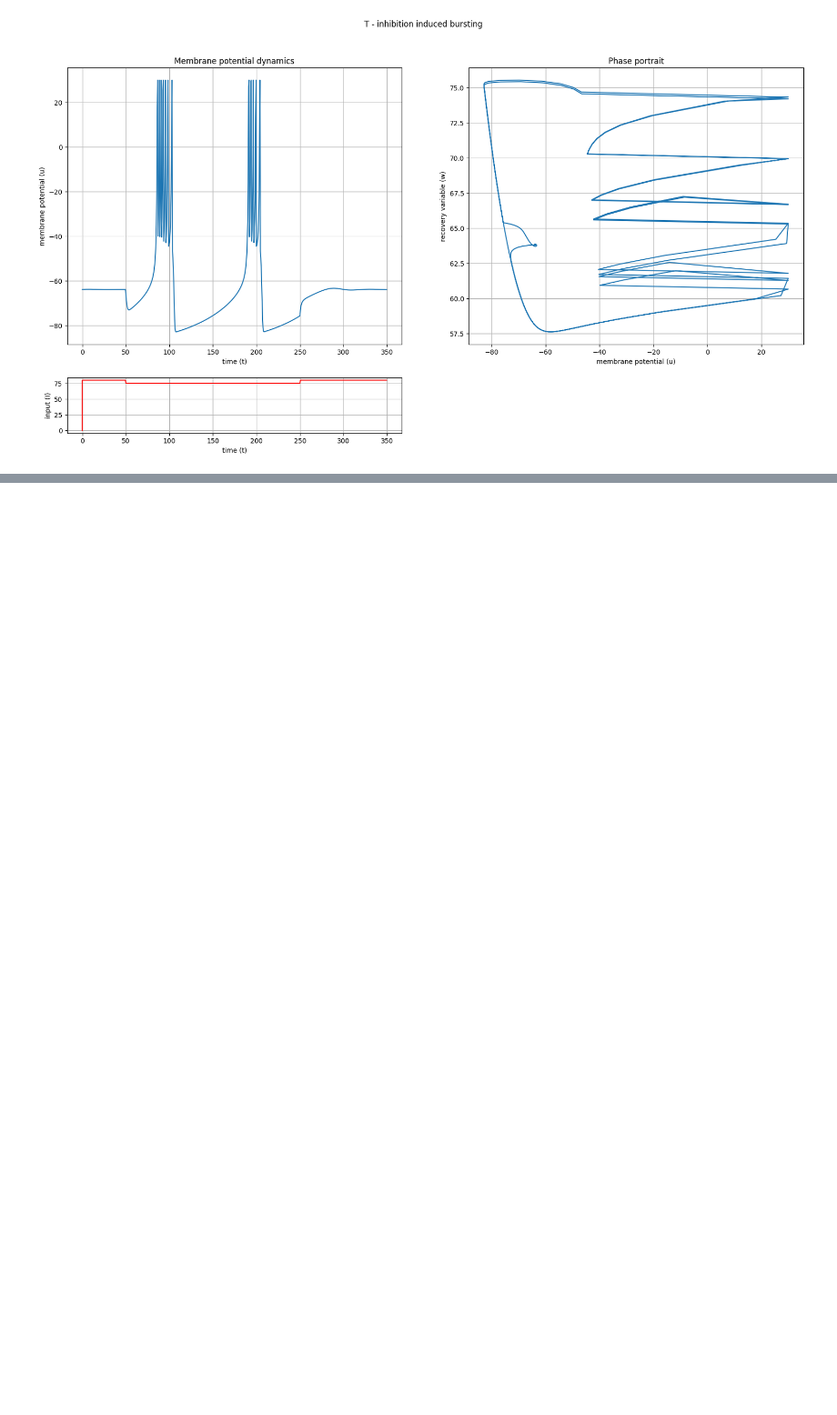
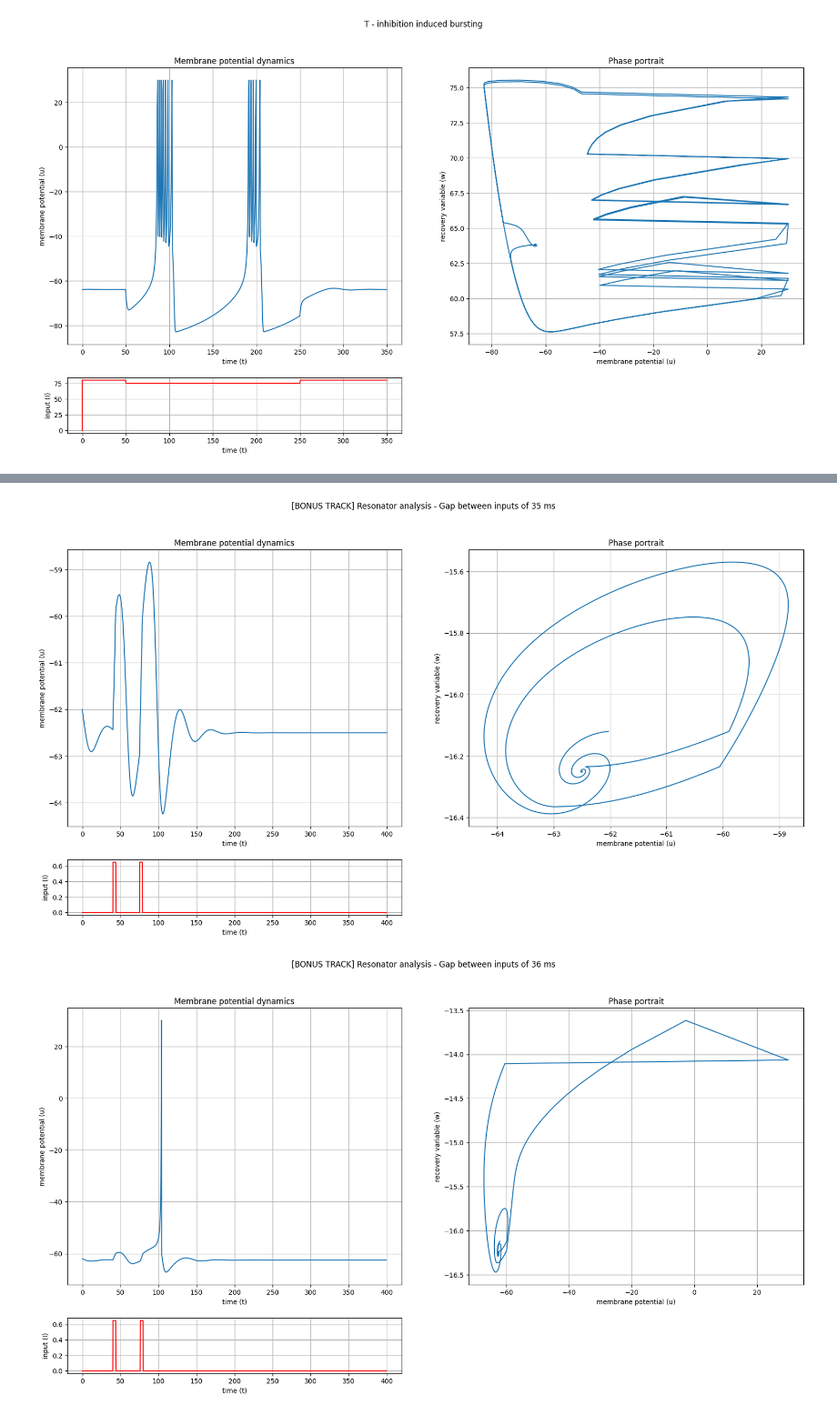
Before and after one commit to GeremiaPompei/cns_lab, a Jupyter notebook: LAB1/izhikevich_model_analysis.ipynb, the cells around one changed output, grey strips where cells are left out. Shown at 91% size. Drawn from its saved outputs; the diff is of its cells as text; code cells hidden in the pictures; blank space fills up the shorter version.

Commit message:
resonator analysis

```diff
--- a/LAB1/izhikevich_model_analysis.ipynb
+++ b/LAB1/izhikevich_model_analysis.ipynb
@@ -658,0 +665,29 @@ plot_simulation('T - inhibition induced bursting', result)
+# %%
+def simulate_resonator(gap):
+    t_max = 400
+    T1 = t_max / 10
+    T2 = T1 + gap
+
+    def current_generator(t: float) -> float:
+        if T1 < t < T1 + 4 or T2 < t < T2 + 4:
+            return 0.65
+        else:
+            return 0
+
+    result = simulate_neuron(
+        model=resonator,
+        current_generator=current_generator,
+        tau=0.25,
+        t_max=t_max,
+        u_init=-62,
+    )
+    plot_simulation(f'[BONUS TRACK] Resonator analysis - Gap between inputs of {gap} ms', result)
+
+
+simulate_resonator(35)
+simulate_resonator(36)
+simulate_resonator(49)
+simulate_resonator(50)
+# %% [output]
+[figure, added]
+[figure, added]
```
Also changed, not shown: parts of 3 cells of this notebook, 4 other files.
